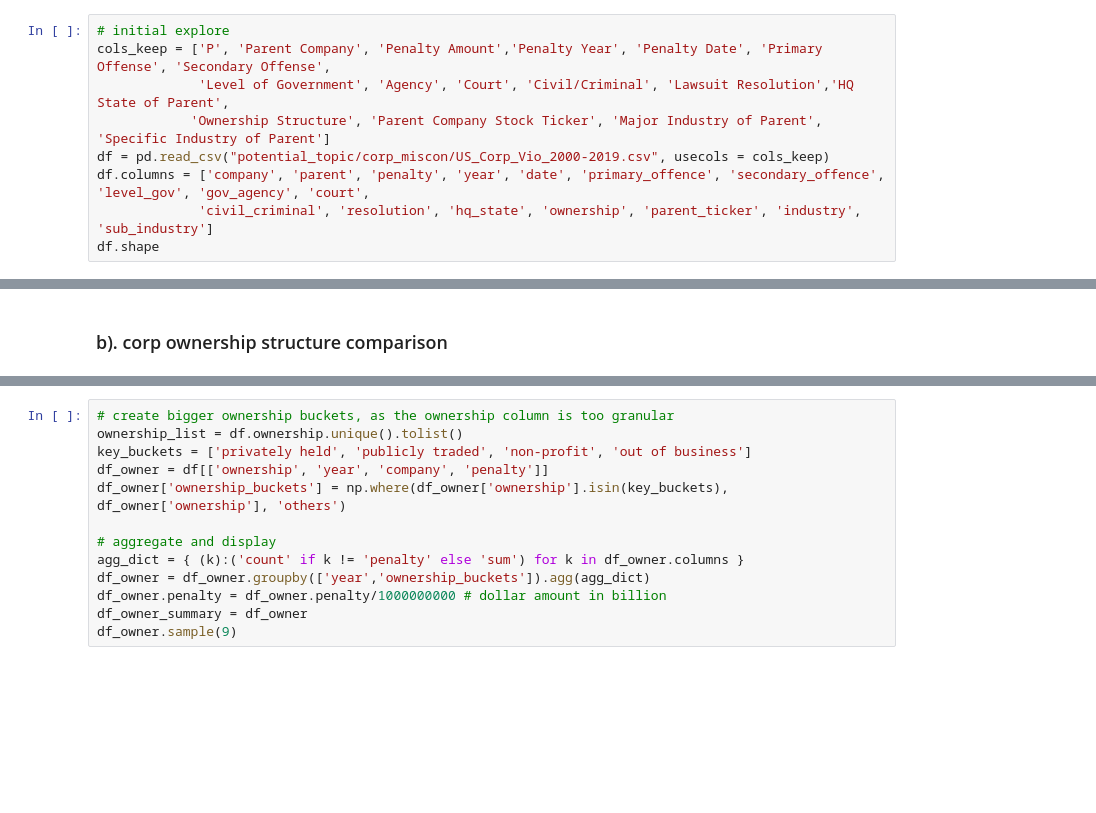
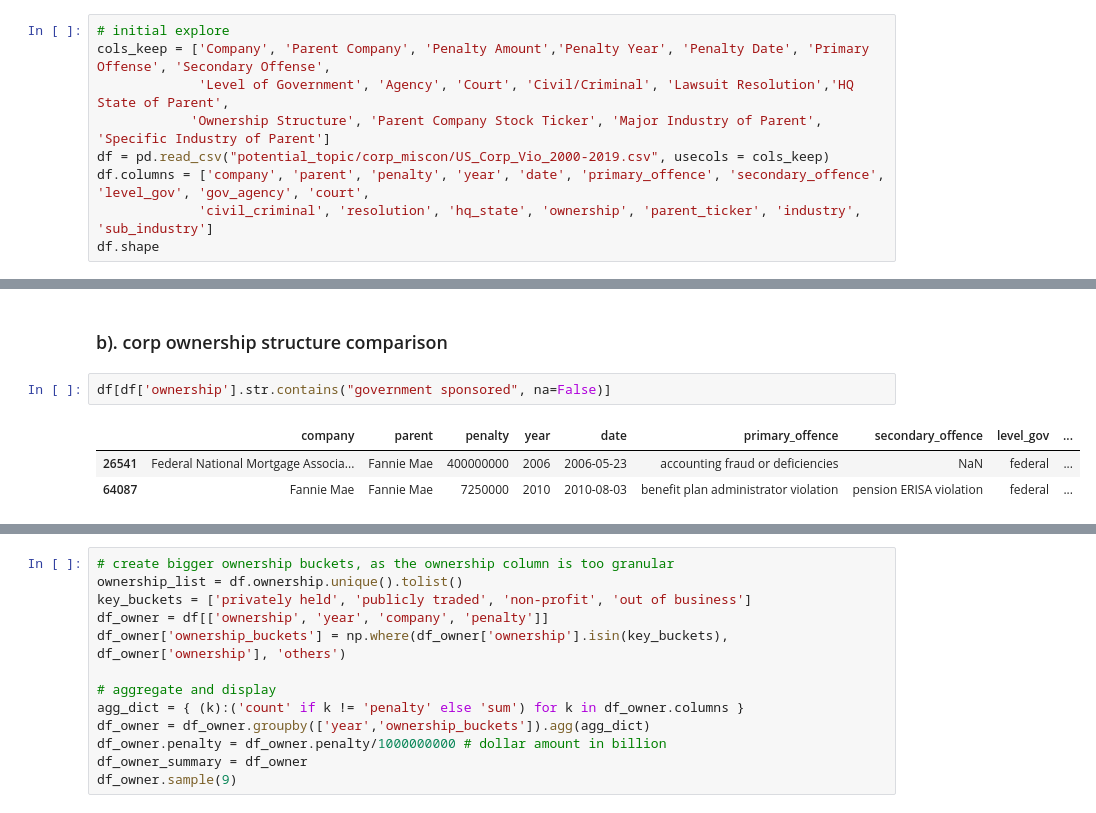
Before and after one commit to alssica/data_incubator_application, a Jupyter notebook: proposal/Corporate Misconduct.ipynb, the cells around one changed output, grey strips where cells are left out. Saved outputs shown, nothing was run; the diff lists cells and outputs as text; blank space fills up the shorter version.

```diff
--- a/proposal/Corporate Misconduct.ipynb
+++ b/proposal/Corporate Misconduct.ipynb
@@ -18,7 +18,7 @@ from matplotlib.colors import ListedColormap
 from wordcloud import WordCloud
 # %%
 # initial explore
-cols_keep = ['P', 'Parent Company', 'Penalty Amount','Penalty Year', 'Penalty Date', 'Primary Offense', 'Secondary Offense',
+cols_keep = ['Company', 'Parent Company', 'Penalty Amount','Penalty Year', 'Penalty Date', 'Primary Offense', 'Secondary Offense',
              'Level of Government', 'Agency', 'Court', 'Civil/Criminal', 'Lawsuit Resolution','HQ State of Parent',
             'Ownership Structure', 'Parent Company Stock Ticker', 'Major Industry of Parent', 'Specific Industry of Parent']
 df = pd.read_csv("potential_topic/corp_miscon/US_Corp_Vio_2000-2019.csv", usecols = cols_keep)
@@ -78,3 +87,9 @@ df.head(5)
 ### a). overall summary
 # %% [markdown]
 ### b). corp ownership structure comparison
+# %%
+df[df['ownership'].str.contains("government sponsored", na=False)]
+# %% [output]
+|  | company | parent | penalty | year | date | primary_offence | secondary_offence | level_gov | ... |
+| 26541 | Federal National Mortgage Associa... | Fannie Mae | 400000000 | 2006 | 2006-05-23 | accounting fraud or deficiencies | NaN | federal | ... |
+| 64087 | Fannie Mae | Fannie Mae | 7250000 | 2010 | 2010-08-03 | benefit plan administrator violation | pension ERISA violation | federal | ... |
```
Also changed, not shown: parts of 2 cells of this notebook, 5 other files.
